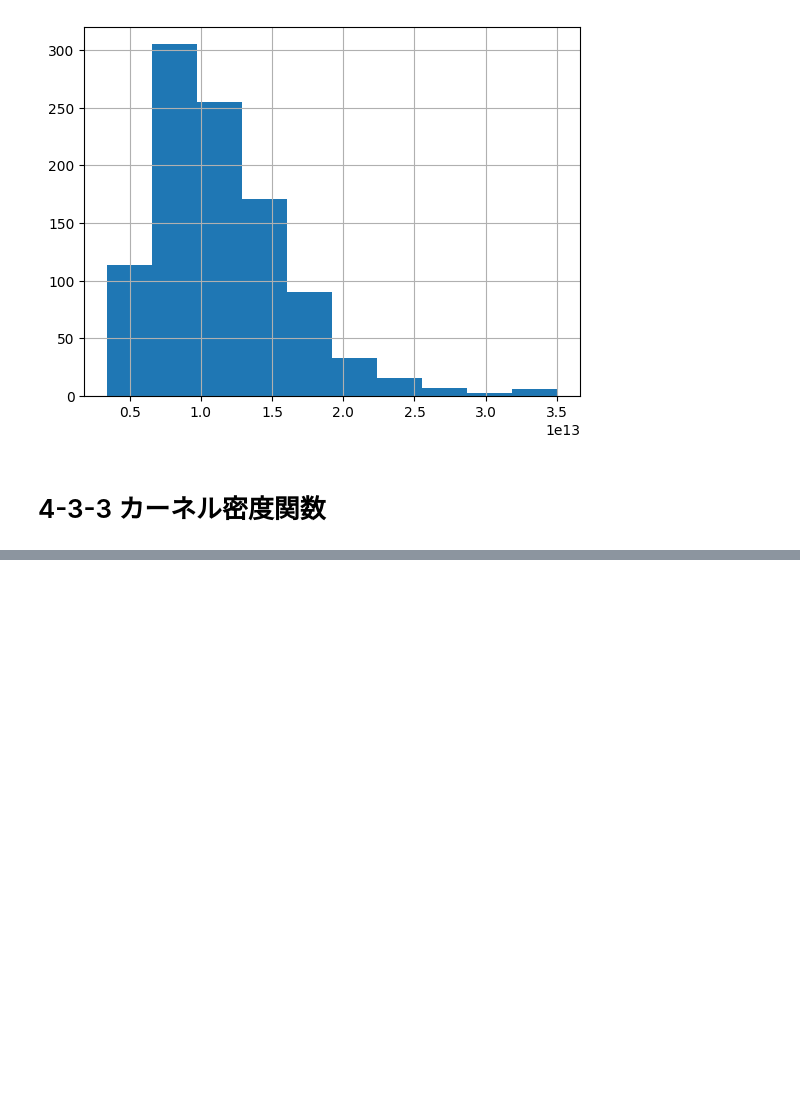
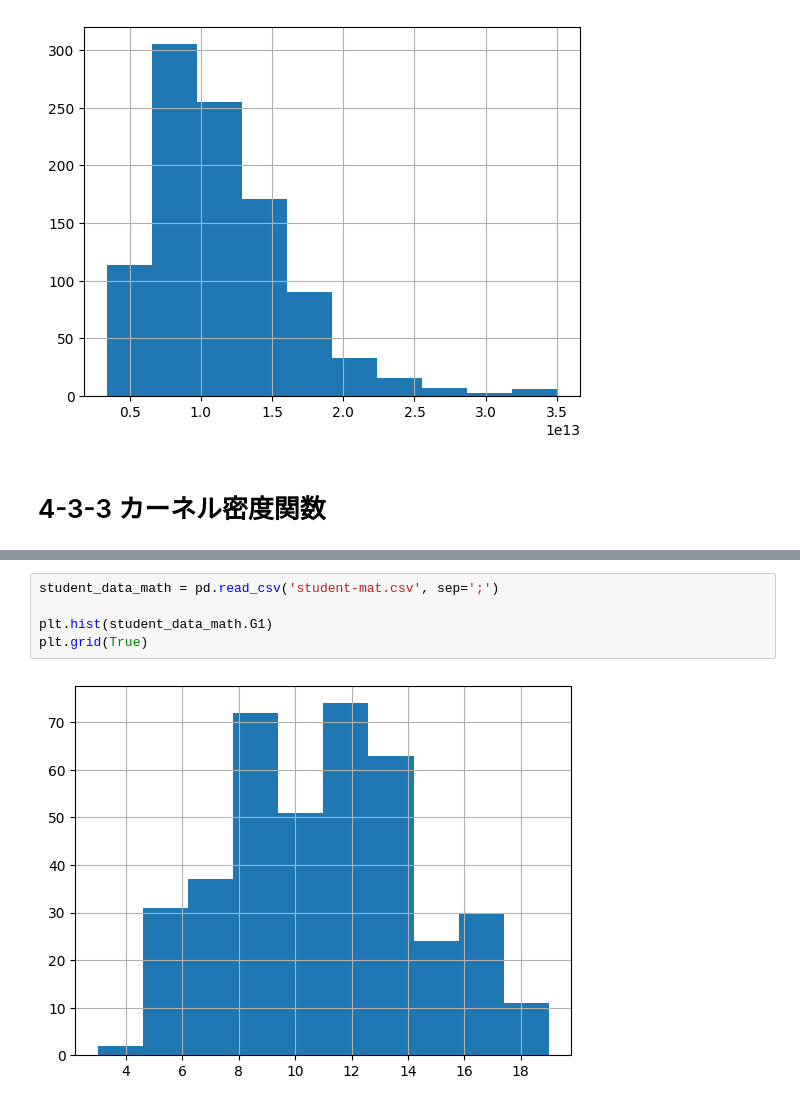
Before and after one commit to Araki0223/The_Eternal_Odyssey_of_Wisdom, a Jupyter notebook: DS_Training_course_at_the_UTokyo/MyCodes/Chapter_4/Chapter_04.ipynb, the cells around one changed output, grey strips where cells are left out. Cells and saved outputs as stored; diff of their text form; blank space fills up the shorter version.

```diff
--- a/DS_Training_course_at_the_UTokyo/MyCodes/Chapter_4/Chapter_04.ipynb
+++ b/DS_Training_course_at_the_UTokyo/MyCodes/Chapter_4/Chapter_04.ipynb
@@ -134,0 +180,7 @@ plt.grid(True)
+# %%
+student_data_math = pd.read_csv('student-mat.csv', sep=';')
+
+plt.hist(student_data_math.G1)
+plt.grid(True)
+# %% [output]
+[figure, added]
```
Also changed, not shown: parts of 5 cells of this notebook, 5 other files.
